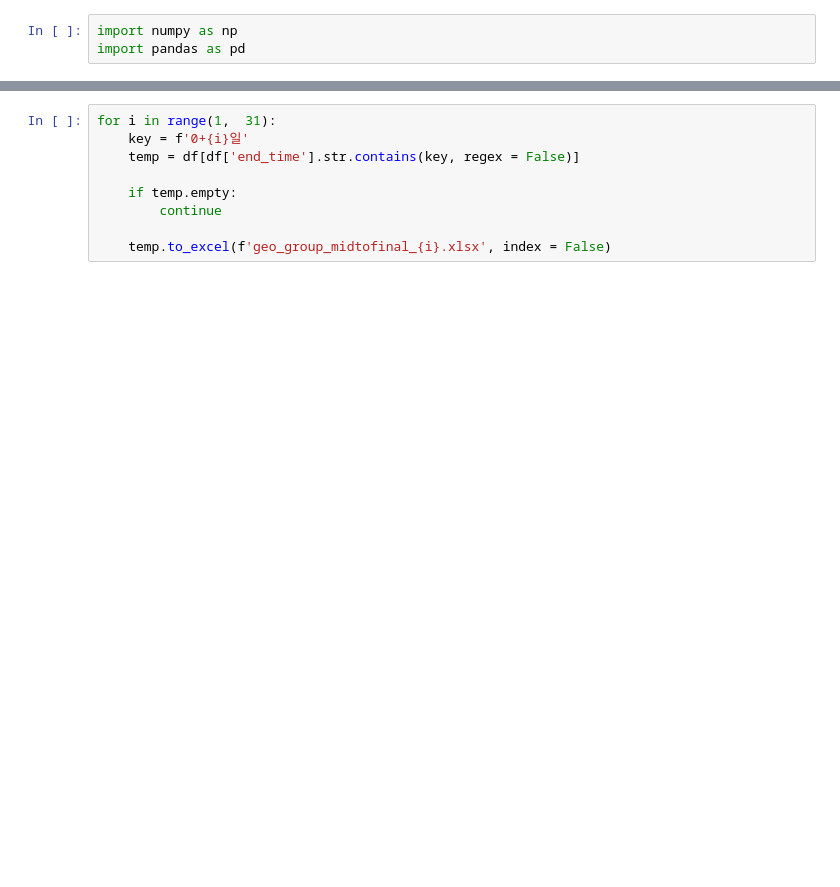
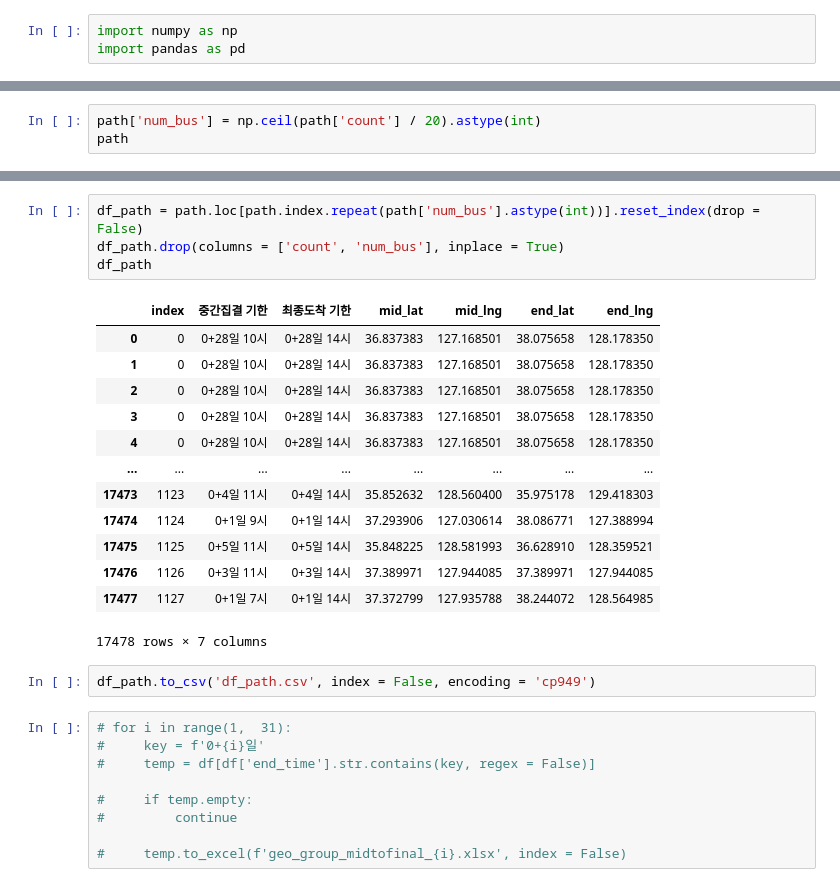
Before and after one commit to DSjayjang/Project, a Jupyter notebook: Crawling/QGIS/day_split.ipynb, the cells around one changed output, grey strips where cells are left out. Drawn from its saved outputs; the diff is of its cells as text; blank space fills up the shorter version.

```diff
--- a/Crawling/QGIS/day_split.ipynb
+++ b/Crawling/QGIS/day_split.ipynb
@@ -20,0 +74,3 @@ df
+# %%
+path['num_bus'] = np.ceil(path['count'] / 20).astype(int)
+path
@@ -21,9 +91,29 @@ df
+# %%
+df_path = path.loc[path.index.repeat(path['num_bus'].astype(int))].reset_index(drop = False)
+df_path.drop(columns = ['count', 'num_bus'], inplace = True)
+df_path
+# %% [output]
+|  | index | 중간집결 기한 | 최종도착 기한 | mid_lat | mid_lng | end_lat | end_lng |
+| 0 | 0 | 0+28일 10시 | 0+28일 14시 | 36.837383 | 127.168501 | 38.075658 | 128.178350 |
+| 1 | 0 | 0+28일 10시 | 0+28일 14시 | 36.837383 | 127.168501 | 38.075658 | 128.178350 |
+| 2 | 0 | 0+28일 10시 | 0+28일 14시 | 36.837383 | 127.168501 | 38.075658 | 128.178350 |
+| 3 | 0 | 0+28일 10시 | 0+28일 14시 | 36.837383 | 127.168501 | 38.075658 | 128.178350 |
+| 4 | 0 | 0+28일 10시 | 0+28일 14시 | 36.837383 | 127.168501 | 38.075658 | 128.178350 |
+| ... | ... | ... | ... | ... | ... | ... | ... |
+| 17473 | 1123 | 0+4일 11시 | 0+4일 14시 | 35.852632 | 128.560400 | 35.975178 | 129.418303 |
+| 17474 | 1124 | 0+1일 9시 | 0+1일 14시 | 37.293906 | 127.030614 | 38.086771 | 127.388994 |
+| 17475 | 1125 | 0+5일 11시 | 0+5일 14시 | 35.848225 | 128.581993 | 36.628910 | 128.359521 |
+| 17476 | 1126 | 0+3일 11시 | 0+3일 14시 | 37.389971 | 127.944085 | 37.389971 | 127.944085 |
+| 17477 | 1127 | 0+1일 7시 | 0+1일 14시 | 37.372799 | 127.935788 | 38.244072 | 128.564985 |
+17478 rows × 7 columns
+# %%
+df_path.to_csv('df_path.csv', index = False, encoding = 'cp949')
 # %%
-for i in range(1,  31):
-    key = f'0+{i}일'
-    temp = df[df['end_time'].str.contains(key, regex = False)]
+# for i in range(1,  31):
+#     key = f'0+{i}일'
+#     temp = df[df['end_time'].str.contains(key, regex = False)]
 
-    if temp.empty:
-        continue
+#     if temp.empty:
+#         continue
 
-    temp.to_excel(f'geo_group_midtofinal_{i}.xlsx', index = False)
+#     temp.to_excel(f'geo_group_midtofinal_{i}.xlsx', index = False)
```
Also changed, not shown: parts of 5 cells of this notebook.
